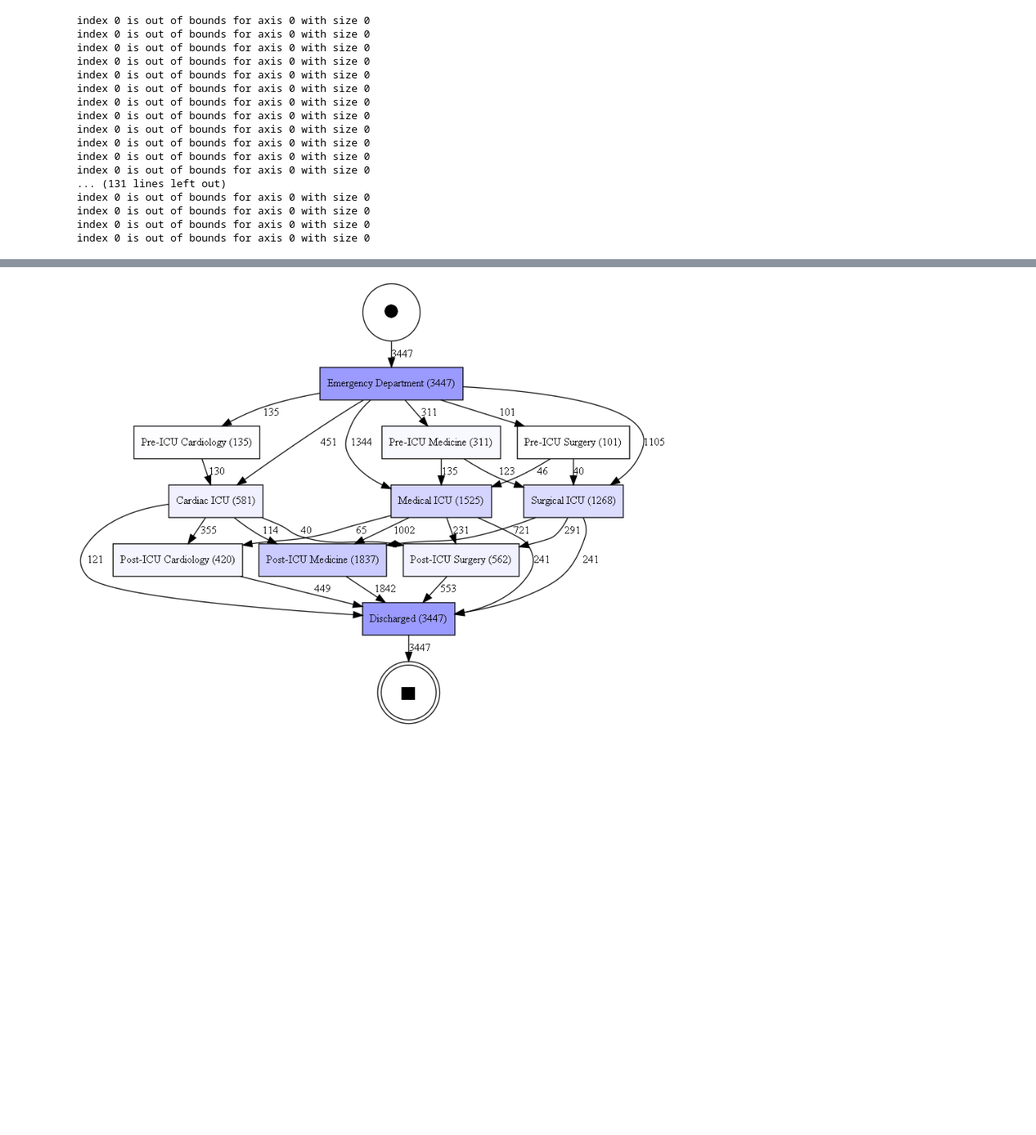
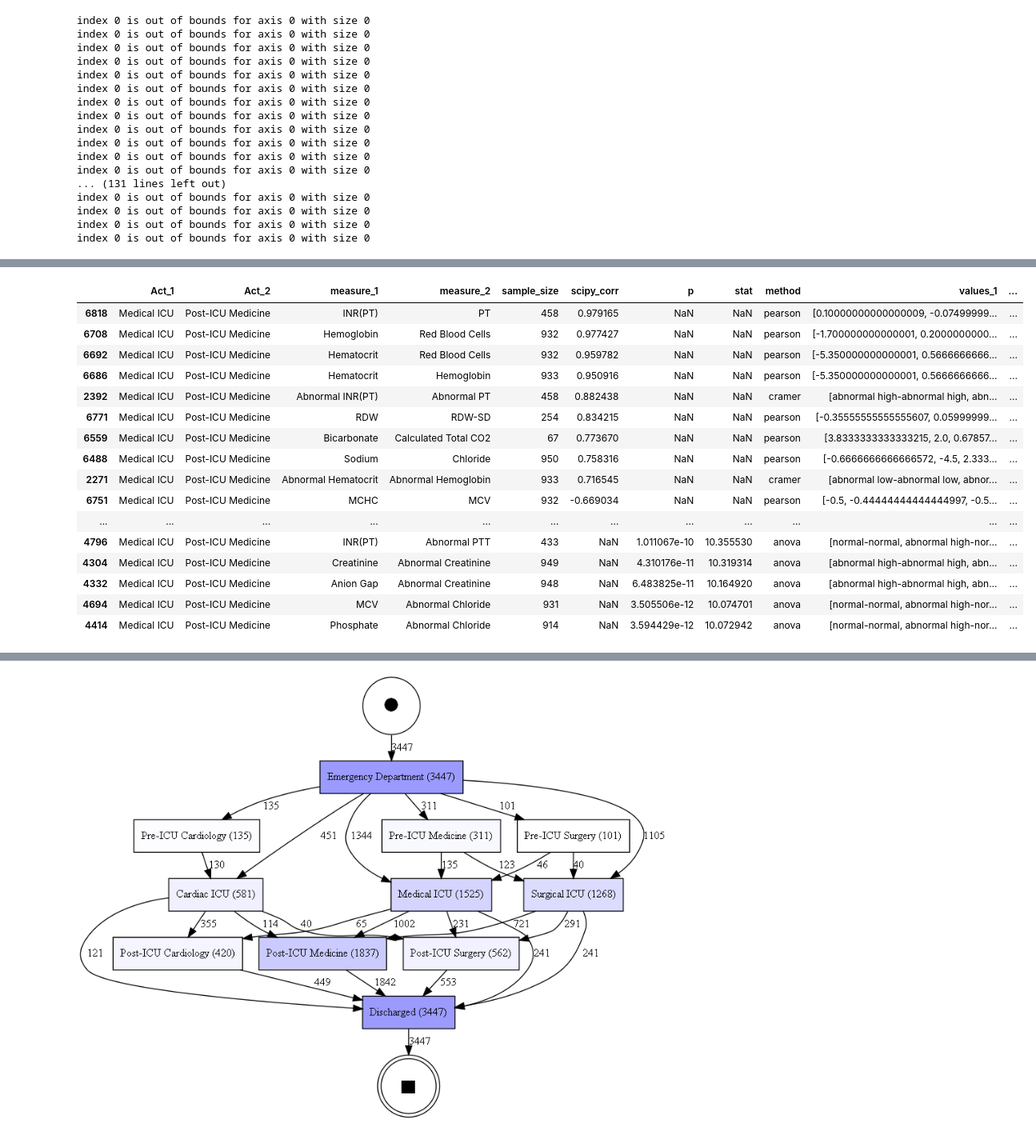
Before and after one commit to bptlab/relationships-between-change-patterns, a Jupyter notebook: 3_UI.ipynb, the cells around one changed output, grey strips where cells are left out. Shown at 80% size. Saved outputs shown, nothing was run; the diff lists cells and outputs as text; code cells hidden in the pictures; blank space fills up the shorter version.

```diff
--- a/3_UI.ipynb
+++ b/3_UI.ipynb
@@ -40,7 +45,7 @@ display(HTML("<style>.container { width:75% !important; }</style>"))
 The autoreload extension is already loaded. To reload it, use:
   %reload_ext autoreload
 # %%
-pd.set_option("display.max_columns", 500)
+pd.set_option("display.max_rows", 500)
 # %%
 #MIMIC-IV
 com_pm = pd.read_csv("Outputs/Kidney_Transformed_Var.csv")
@@ -129,0 +148,2 @@ index 0 is out of bounds for axis 0 with size 0
+# %%
+strong = analyzer.filter_strong_correlations()
@@ -129,0 +182,2 @@ index 0 is out of bounds for axis 0 with size 0
+# %%
+corr_cell = strong.loc[(strong["Act_1"] == "Medical ICU") & (strong["Act_2"] == "Post-ICU Medicine")]
@@ -129,0 +200,20 @@ index 0 is out of bounds for axis 0 with size 0
+# %%
+corr_cell
+# %% [output]
+|  | Act_1 | Act_2 | measure_1 | measure_2 | sample_size | scipy_corr | p | stat | method | values_1 | ... |
+| 6818 | Medical ICU | Post-ICU Medicine | INR(PT) | PT | 458 | 0.979165 | NaN | NaN | pearson | [0.10000000000000009, -0.07499999... | ... |
+| 6708 | Medical ICU | Post-ICU Medicine | Hemoglobin | Red Blood Cells | 932 | 0.977427 | NaN | NaN | pearson | [-1.700000000000001, 0.2000000000... | ... |
+| 6692 | Medical ICU | Post-ICU Medicine | Hematocrit | Red Blood Cells | 932 | 0.959782 | NaN | NaN | pearson | [-5.350000000000001, 0.5666666666... | ... |
+| 6686 | Medical ICU | Post-ICU Medicine | Hematocrit | Hemoglobin | 933 | 0.950916 | NaN | NaN | pearson | [-5.350000000000001, 0.5666666666... | ... |
+| 2392 | Medical ICU | Post-ICU Medicine | Abnormal INR(PT) | Abnormal PT | 458 | 0.882438 | NaN | NaN | cramer | [abnormal high-abnormal high, abn... | ... |
+| 6771 | Medical ICU | Post-ICU Medicine | RDW | RDW-SD | 254 | 0.834215 | NaN | NaN | pearson | [-0.35555555555555607, 0.05999999... | ... |
+| 6559 | Medical ICU | Post-ICU Medicine | Bicarbonate | Calculated Total CO2 | 67 | 0.773670 | NaN | NaN | pearson | [3.8333333333333215, 2.0, 0.67857... | ... |
+| 6488 | Medical ICU | Post-ICU Medicine | Sodium | Chloride | 950 | 0.758316 | NaN | NaN | pearson | [-0.6666666666666572, -4.5, 2.333... | ... |
+| 2271 | Medical ICU | Post-ICU Medicine | Abnormal Hematocrit | Abnormal Hemoglobin | 933 | 0.716545 | NaN | NaN | cramer | [abnormal low-abnormal low, abnor... | ... |
+| 6751 | Medical ICU | Post-ICU Medicine | MCHC | MCV | 932 | -0.669034 | NaN | NaN | pearson | [-0.5, -0.44444444444444997, -0.5... | ... |
+| ... | ... | ... | ... | ... | ... | ... | ... | ... | ... | ... | ... |
+| 4796 | Medical ICU | Post-ICU Medicine | INR(PT) | Abnormal PTT | 433 | NaN | 1.011067e-10 | 10.355530 | anova | [normal-normal, abnormal high-nor... | ... |
+| 4304 | Medical ICU | Post-ICU Medicine | Creatinine | Abnormal Creatinine | 949 | NaN | 4.310176e-11 | 10.319314 | anova | [abnormal high-abnormal high, abn... | ... |
+| 4332 | Medical ICU | Post-ICU Medicine | Anion Gap | Abnormal Creatinine | 948 | NaN | 6.483825e-11 | 10.164920 | anova | [abnormal high-abnormal high, abn... | ... |
+| 4694 | Medical ICU | Post-ICU Medicine | MCV | Abnormal Chloride | 931 | NaN | 3.505506e-12 | 10.074701 | anova | [normal-normal, abnormal high-nor... | ... |
+| 4414 | Medical ICU | Post-ICU Medicine | Phosphate | Abnormal Chloride | 914 | NaN | 3.594429e-12 | 10.072942 | anova | [normal-normal, abnormal high-nor... | ... |
```
Also changed, not shown: parts of 12 cells of this notebook, 3 other files.
